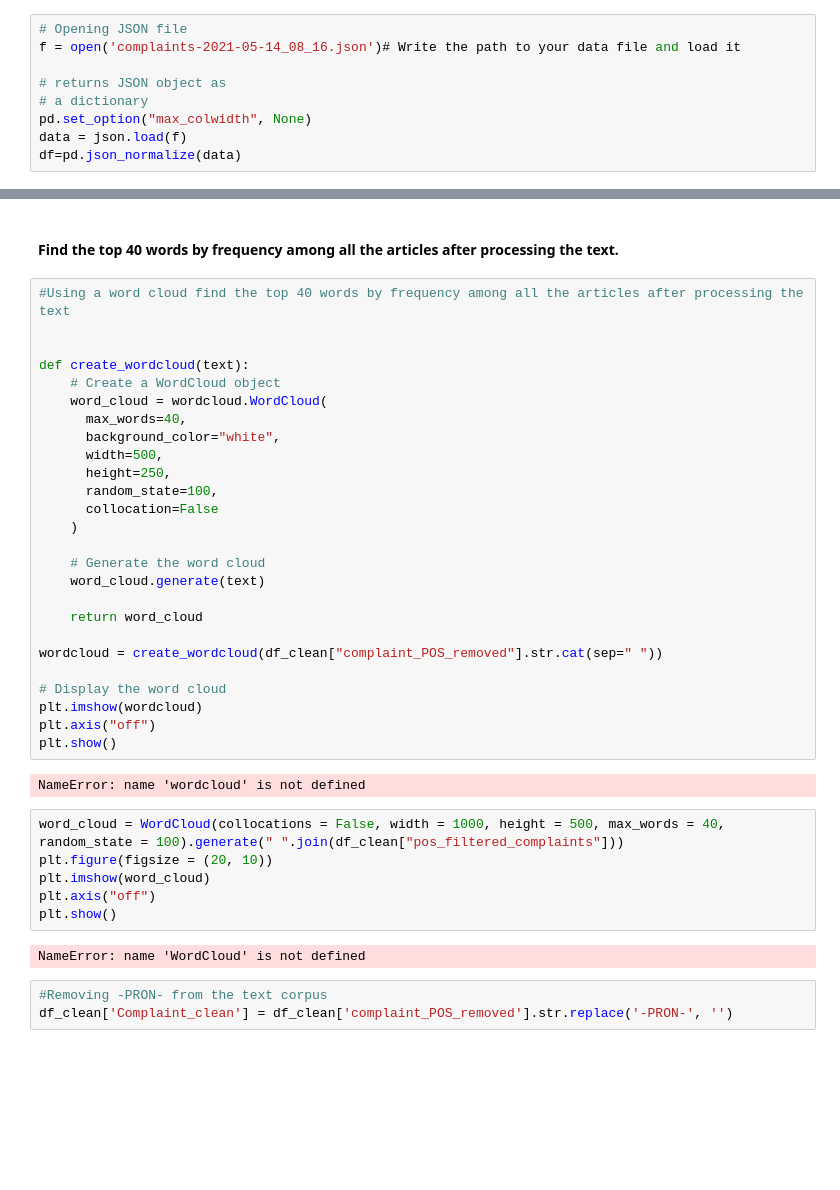
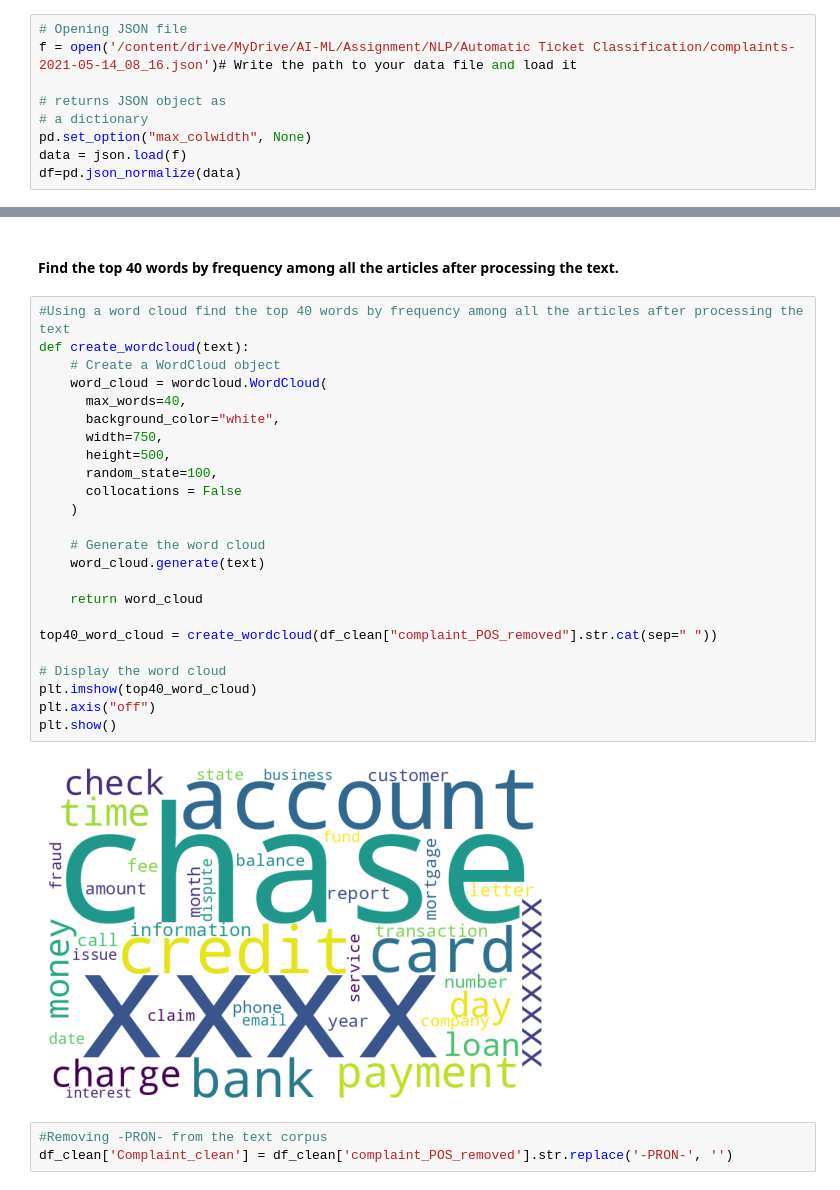
Before and after one commit to prajwelbk/Automatic_Ticket_Classification, a Jupyter notebook: Automatic_Ticket_Classification_Assignment.ipynb, the cells around one changed output, grey strips where cells are left out. Drawn from its saved outputs; the diff is of its cells as text; blank space fills up the shorter version.

Commit message:
Word count

```diff
--- a/Automatic_Ticket_Classification_Assignment.ipynb
+++ b/Automatic_Ticket_Classification_Assignment.ipynb
@@ -65,6 +68,6 @@ The data is in JSON format and we need to convert it to a dataframe.
 # %%
 # Opening JSON file
-f = open('complaints-2021-05-14_08_16.json')# Write the path to your data file and load it
+f = open('/content/drive/MyDrive/AI-ML/Assignment/NLP/Automatic Ticket Classification/complaints-2021-05-14_08_16.json')# Write the path to your data file and load it
 
 # returns JSON object as
 # a dictionary
@@ -248,40 +251,30 @@ plt.show()
 #### Find the top 40 words by frequency among all the articles after processing the text.
 # %%
 #Using a word cloud find the top 40 words by frequency among all the articles after processing the text
-
-
 def create_wordcloud(text):
     # Create a WordCloud object
     word_cloud = wordcloud.WordCloud(
       max_words=40,
       background_color="white",
-      width=500,
-      height=250,
+      width=750,
+      height=500,
       random_state=100,
-      collocation=False
+      collocations = False
     )
 
     # Generate the word cloud
     word_cloud.generate(text)
 
     return word_cloud
 
-wordcloud = create_wordcloud(df_clean["complaint_POS_removed"].str.cat(sep=" "))
+top40_word_cloud = create_wordcloud(df_clean["complaint_POS_removed"].str.cat(sep=" "))
 
 # Display the word cloud
-plt.imshow(wordcloud)
+plt.imshow(top40_word_cloud)
 plt.axis("off")
 plt.show()
 # %% [output]
-NameError: name 'wordcloud' is not defined
+[figure, added]
-# %%
-word_cloud = WordCloud(collocations = False, width = 1000, height = 500, max_words = 40, random_state = 100).generate(" ".join(df_clean["pos_filtered_complaints"]))
-plt.figure(figsize = (20, 10))
-plt.imshow(word_cloud)
-plt.axis("off")
-plt.show()
-# %% [output]
-NameError: name 'WordCloud' is not defined
 # %%
 #Removing -PRON- from the text corpus
 df_clean['Complaint_clean'] = df_clean['complaint_POS_removed'].str.replace('-PRON-', '')
```
Also changed, not shown: parts of 2 cells of this notebook.
